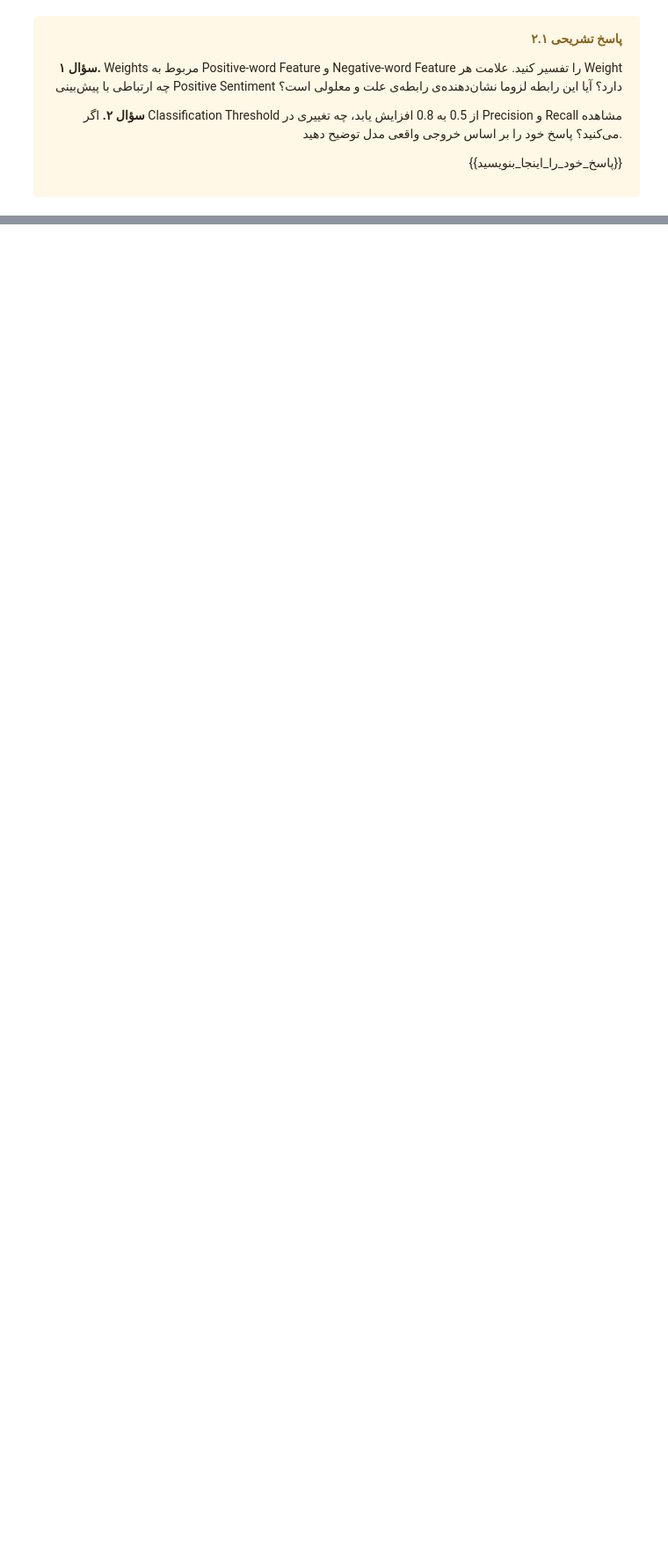
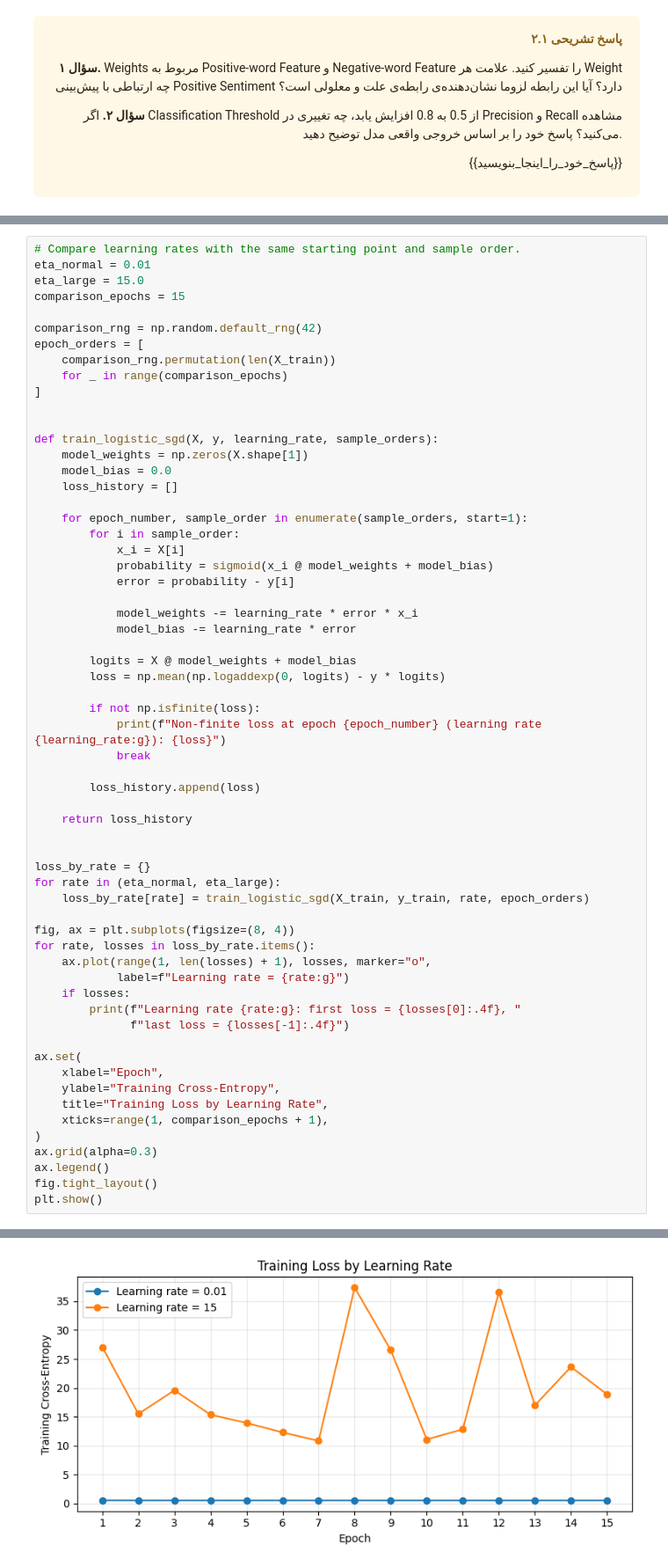
Before and after one commit to ILoveBacteria/nlp-homework, a Jupyter notebook: hw2/NLP_CA2.ipynb, the cells around one changed output, grey strips where cells are left out. Shown at 88% size. Drawn from its saved outputs; the diff is of its cells as text; blank space fills up the shorter version.

```diff
--- a/hw2/NLP_CA2.ipynb
+++ b/hw2/NLP_CA2.ipynb
@@ -1762,0 +1785,62 @@ comparison_epochs = 15
+# %%
+# Compare learning rates with the same starting point and sample order.
+eta_normal = 0.01
+eta_large = 15.0
+comparison_epochs = 15
+
+comparison_rng = np.random.default_rng(42)
+epoch_orders = [
+    comparison_rng.permutation(len(X_train))
+    for _ in range(comparison_epochs)
+]
+
+
+def train_logistic_sgd(X, y, learning_rate, sample_orders):
+    model_weights = np.zeros(X.shape[1])
+    model_bias = 0.0
+    loss_history = []
+
+    for epoch_number, sample_order in enumerate(sample_orders, start=1):
+        for i in sample_order:
+            x_i = X[i]
+            probability = sigmoid(x_i @ model_weights + model_bias)
+            error = probability - y[i]
+
+            model_weights -= learning_rate * error * x_i
+            model_bias -= learning_rate * error
+
+        logits = X @ model_weights + model_bias
+        loss = np.mean(np.logaddexp(0, logits) - y * logits)
+
+        if not np.isfinite(loss):
+            print(f"Non-finite loss at epoch {epoch_number} (learning rate {learning_rate:g}): {loss}")
+            break
+
+        loss_history.append(loss)
+
+    return loss_history
+
+
+loss_by_rate = {}
+for rate in (eta_normal, eta_large):
+    loss_by_rate[rate] = train_logistic_sgd(X_train, y_train, rate, epoch_orders)
+
+fig, ax = plt.subplots(figsize=(8, 4))
+for rate, losses in loss_by_rate.items():
+    ax.plot(range(1, len(losses) + 1), losses, marker="o",
+            label=f"Learning rate = {rate:g}")
+    if losses:
+        print(f"Learning rate {rate:g}: first loss = {losses[0]:.4f}, "
+              f"last loss = {losses[-1]:.4f}")
+
+ax.set(
+    xlabel="Epoch",
+    ylabel="Training Cross-Entropy",
+    title="Training Loss by Learning Rate",
+    xticks=range(1, comparison_epochs + 1),
+)
+ax.grid(alpha=0.3)
+ax.legend()
+fig.tight_layout()
+plt.show()
+# %% [output]
@@ -1762,0 +1849 @@ comparison_epochs = 15
+[figure, added]
```
Also changed, not shown: parts of 23 cells of this notebook.
